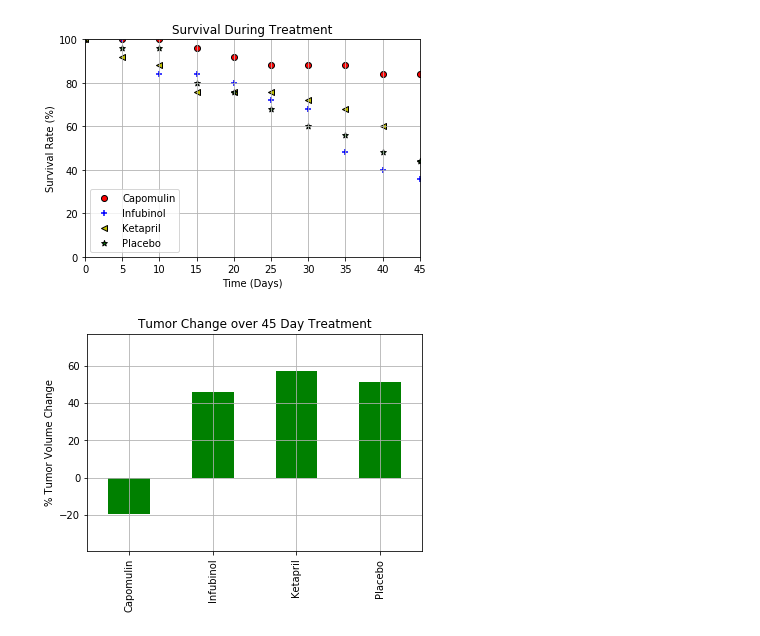
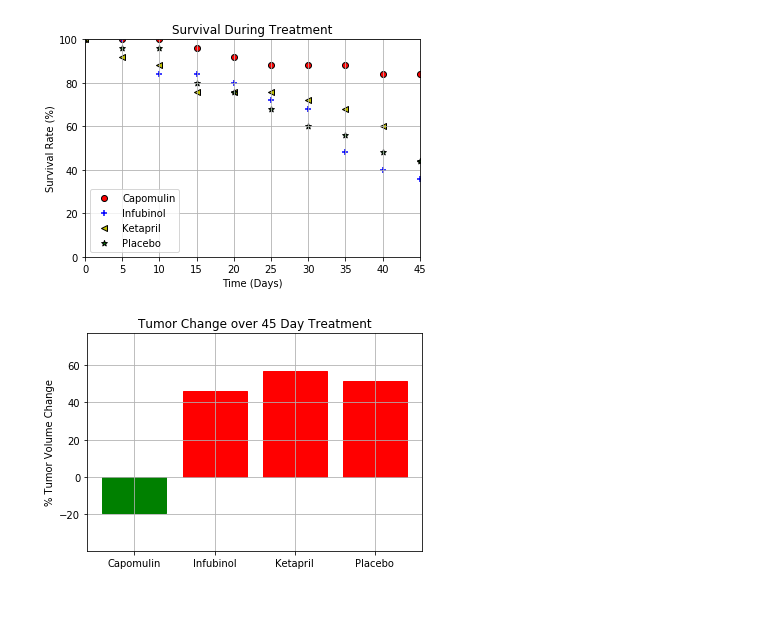
Before and after one commit to dan-brueckman/Data-Science-Homework-2, a Jupyter notebook: Homework/05-Matplotlib/Pymaceuticals Master Code .ipynb, the cells around one changed output. Cells and saved outputs as stored; diff of their text form; code cells hidden in the pictures; blank space fills up the shorter version.

```diff
--- a/Homework/05-Matplotlib/Pymaceuticals Master Code .ipynb
+++ b/Homework/05-Matplotlib/Pymaceuticals Master Code .ipynb
@@ -183,20 +186,36 @@ plt.show()
 # %%
 cap_tumor_changes = (((capomulin_1['Tumor Volume (mm3)'].iloc[9]-capomulin_1['Tumor Volume (mm3)'].iloc[0])/45)*100)
 inf_tumor_changes = (((infubinol_1['Tumor Volume (mm3)'].iloc[9]-infubinol_1['Tumor Volume (mm3)'].iloc[0])/45)*100)
 ket_tumor_changes = (((ketapril_1['Tumor Volume (mm3)'].iloc[9]-ketapril_1['Tumor Volume (mm3)'].iloc[0])/45)*100)
 pla_tumor_changes = (((placebo_1['Tumor Volume (mm3)'].iloc[9]-placebo_1['Tumor Volume (mm3)'].iloc[0])/45)*100)
 
-tumor_change_series = pd.Series([cap_tumor_changes, inf_tumor_changes, ket_tumor_changes, pla_tumor_changes], index = drug_list)
+tumor_changes = pd.Series([cap_tumor_changes, inf_tumor_changes, ket_tumor_changes, pla_tumor_changes])
+new_tumor_changes = []
+for var in tumor_changes:
+    var = int(var)
+    new_tumor_changes.append(var)
 
-tumor_change_series.plot(kind = "bar", color = "g")
+x_axis = np.arange(len(drug_list))
+
+bar_graph = plt.bar(x_axis, tumor_changes, align="edge")
+
+for bar in new_tumor_changes:
+    if bar < 0:
+        bar_graph[new_tumor_changes.index(bar)].set_color("g")
+    else:
+        bar_graph[new_tumor_changes.index(bar)].set_color("r")
+
+
+tick_locations = [value+0.4 for value in x_axis]
+plt.xticks(tick_locations, drug_list)
 
 plt.title("Tumor Change over 45 Day Treatment")
 plt.ylabel("% Tumor Volume Change")
 
-plt.ylim(min(tumor_change_series - 20), max(tumor_change_series + 20))
+plt.ylim(min(tumor_changes) - 20, max(tumor_changes) + 20)
 plt.grid()
 
 
 plt.show()
 # %% [output]
-[figure, old version]
+[figure, new version]
```
Also changed, not shown: parts of 1 cell of this notebook, 1 other file.
